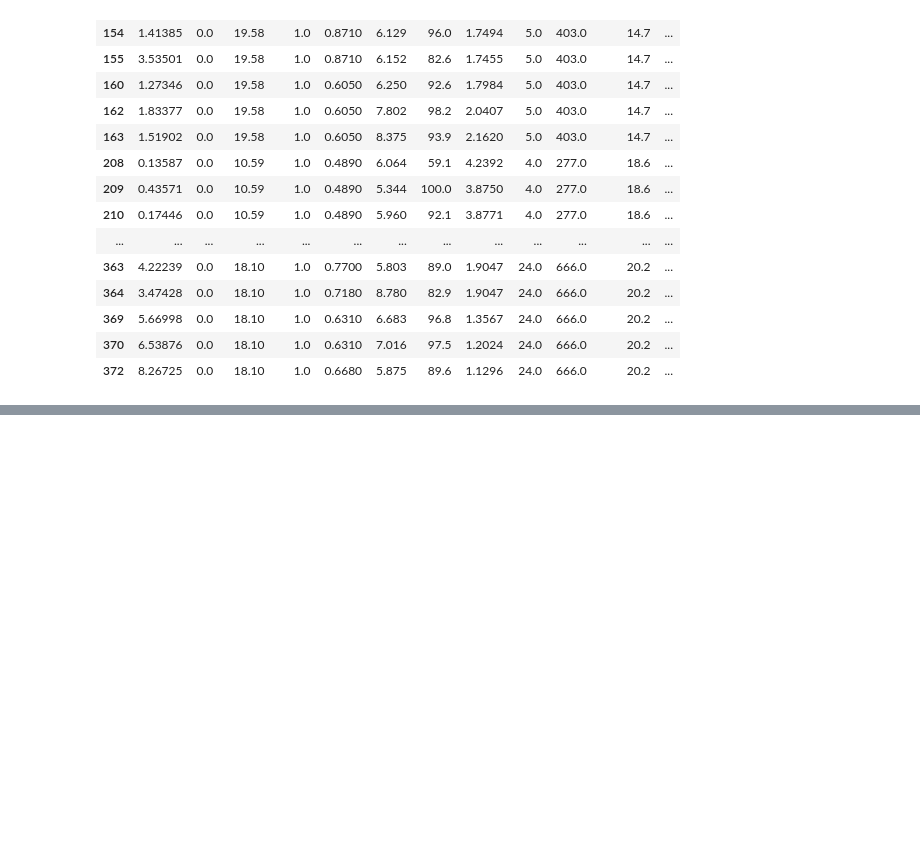
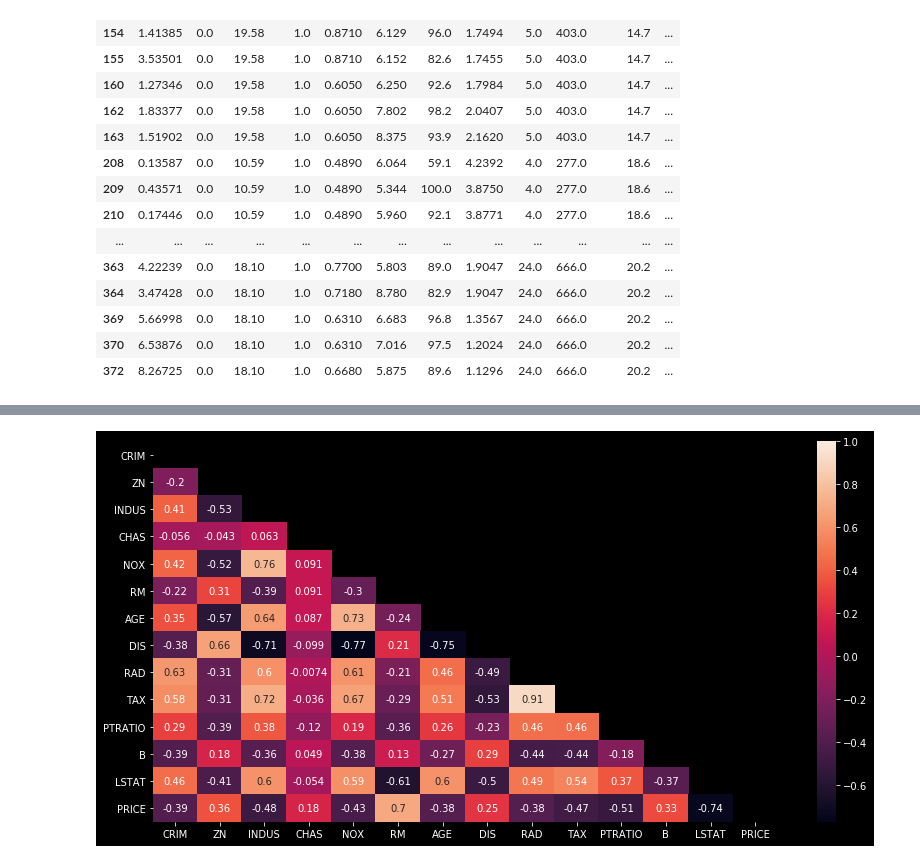
Before and after one commit to irisida/MLref-appbrewery, a Jupyter notebook: 05.01-multivariable-linear-regression.ipynb, the cells around one changed output, grey strips where cells are left out. Cells and saved outputs as stored; diff of their text form; code cells hidden in the pictures; blank space fills up the shorter version.

```diff
--- a/05.01-multivariable-linear-regression.ipynb
+++ b/05.01-multivariable-linear-regression.ipynb
@@ -165,0 +207,3 @@ river_props
+# %%
+mask = np.zeros_like(data.corr())
+mask
@@ -165,0 +225,4 @@ river_props
+# %%
+triangle_indices = np.triu_indices_from(mask)
+# %%
+mask[triangle_indices] = True
@@ -165,0 +246,5 @@ river_props
+# %%
+plt.figure(figsize=(14,7))
+sns.heatmap(data.corr(), mask=mask, annot=True);
+# %% [output]
+[figure, added]
```
Also changed, not shown: parts of 10 cells of this notebook.
